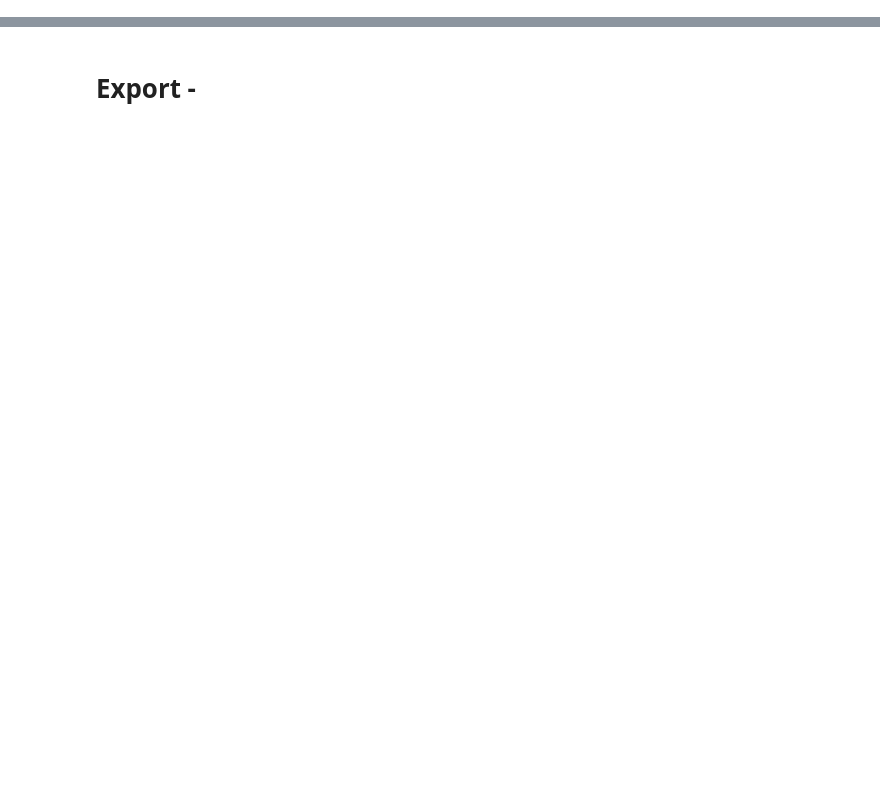
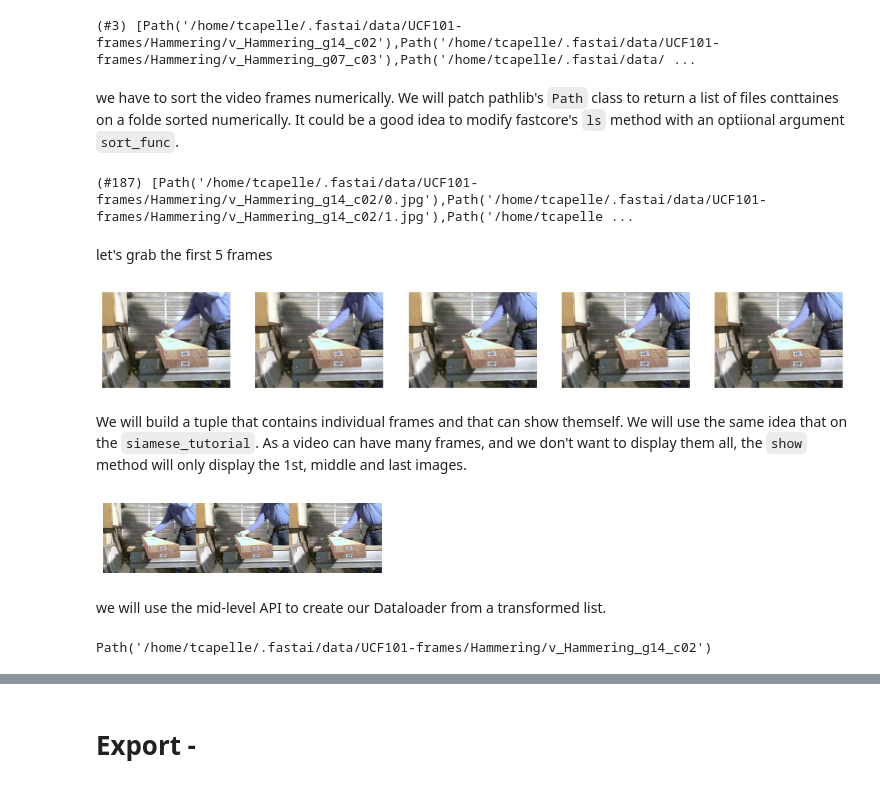
Before and after one commit to tcapelle/action_recognition, a Jupyter notebook: nbs/00_core.ipynb, the cells around one changed output, grey strips where cells are left out. Cells and saved outputs as stored; diff of their text form; code cells hidden in the pictures; blank space fills up the shorter version.

```diff
--- a/nbs/00_core.ipynb
+++ b/nbs/00_core.ipynb
@@ -428,0 +220,3 @@ dls.show_batch()
+# %%
+data_path = Path.home()/'.fastai/data/UCF101-frames'
+data_path.ls()[0:3]
@@ -428,0 +227,8 @@ dls.show_batch()
+# %%
+#export
+def get_instances(path):
+    " gets all instances folders paths"
+    sequence_paths = []
+    for actions in path.ls():
+        sequence_paths += actions.ls()
+    return sequence_paths
@@ -428,0 +237,7 @@ dls.show_batch()
+# %%
+instances_path = get_instances(data_path)
+instances_path[0:3]
+# %% [output]
+(#3) [Path('/home/tcapelle/.fastai/data/UCF101-frames/Hammering/v_Hammering_g14_c02'),Path('/home/tcapelle/.fastai/data/UCF101-frames/Hammering/v_Hammering_g07_c03'),Path('/home/tcapelle/.fastai/data/ ...
+# %% [markdown]
+we have to sort the video frames numerically. We will patch pathlib's `Path` class to return a list of files conttaines on a folde sorted numerically. It could be a good idea to modify fastcore's `ls` method with an optiional argument `sort_func`.
@@ -428,0 +250,13 @@ dls.show_batch()
+# %%
+instances_path[0].ls_sorted()
+# %% [output]
+(#187) [Path('/home/tcapelle/.fastai/data/UCF101-frames/Hammering/v_Hammering_g14_c02/0.jpg'),Path('/home/tcapelle/.fastai/data/UCF101-frames/Hammering/v_Hammering_g14_c02/1.jpg'),Path('/home/tcapelle ...
+# %% [markdown]
+let's grab the first 5 frames
+# %%
+frames = instances_path[0].ls_sorted()[0:5]
+show_images([Image.open(img) for img in frames])
+# %% [output]
+[figure, added]
+# %% [markdown]
+We will build a tuple that contains individual frames and that can show themself. We will use the same idea that on the `siamese_tutorial`. As a video can have many frames, and we don't want to display them all, the `show` method will only display the 1st, middle and last images.
@@ -428,0 +275,6 @@ dls.show_batch()
+# %%
+ImageTuple(PILImage.create(fn) for fn in frames).show();
+# %% [output]
+[figure, added]
+# %% [markdown]
+we will use the mid-level API to create our Dataloader from a transformed list.
@@ -428,0 +294,6 @@ dls.show_batch()
+# %%
+tfm = ImageTupleTfm(seq_len=5, step=1)
+hammering_instance = instances_path[0]
+hammering_instance
+# %% [output]
+Path('/home/tcapelle/.fastai/data/UCF101-frames/Hammering/v_Hammering_g14_c02')
```
Also changed, not shown: parts of 131 cells of this notebook, 14 other files.
